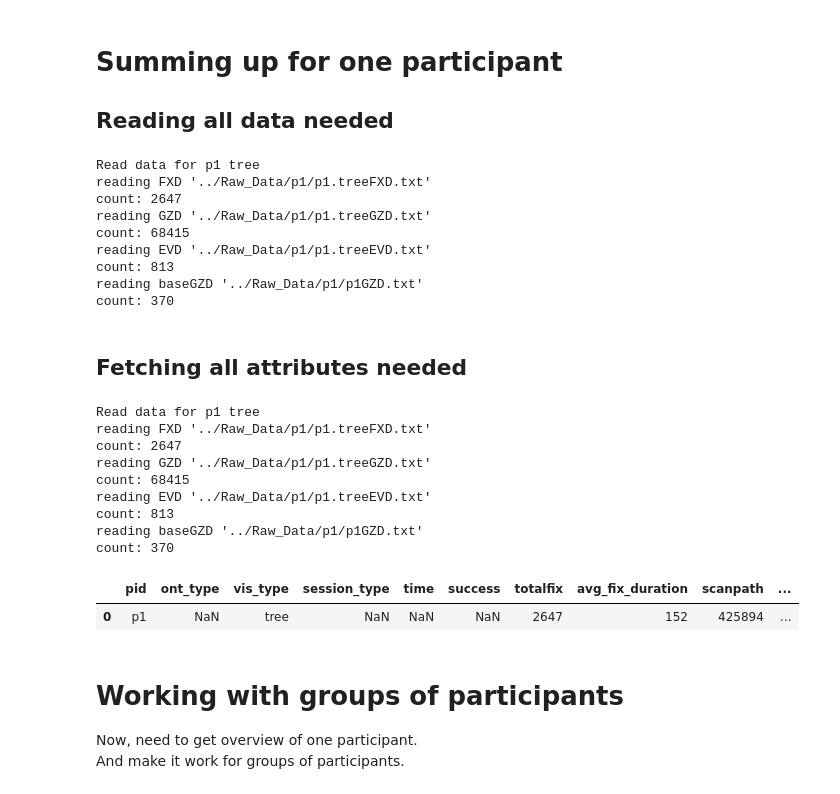
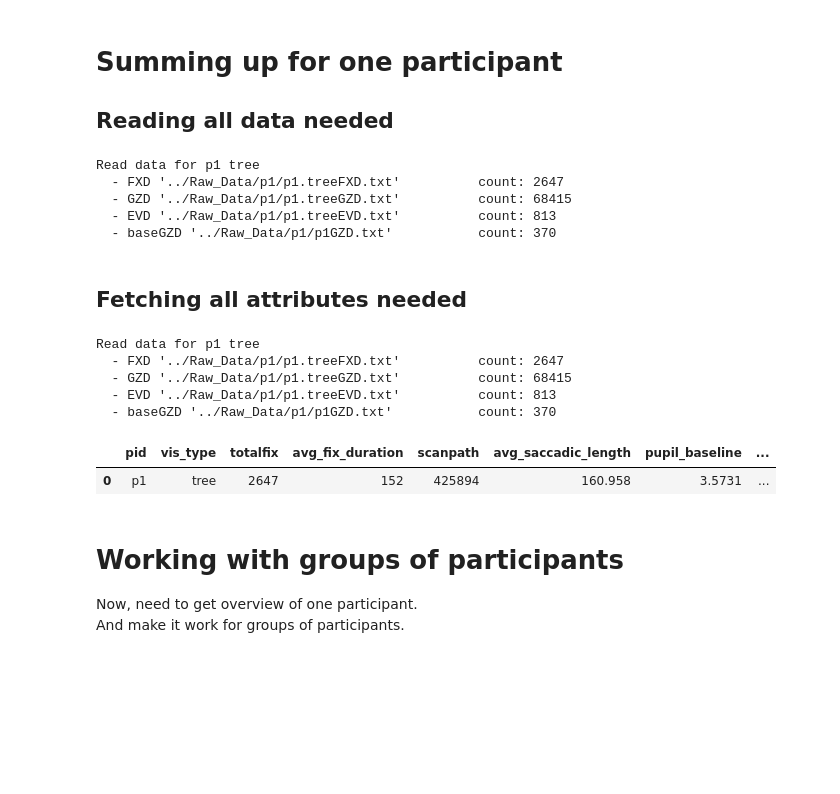
Before and after one commit to Lazer7/Eye_Visualization, a Jupyter notebook: Data/overview_data/overview_data_processor.ipynb, the cells around one changed output. Saved outputs shown, nothing was run; the diff lists cells and outputs as text; code cells hidden in the pictures; blank space fills up the shorter version.

```diff
--- a/Data/overview_data/overview_data_processor.ipynb
+++ b/Data/overview_data/overview_data_processor.ipynb
@@ -442,95 +448,82 @@ def readData(pid, vistype):
     # fixation data
     # path is like "../Raw_Data/p1/p1.treeFXD.txt"
     path = dirPath + pid + "/" + pid + "." + vistype + "FXD.txt"
-    print("reading FXD '"+path+"'")
     fxdf = pd.read_csv(path, sep = "\t", header=None, usecols=range(5))
     fxdf = prepFXD(fxdf)
-    print("count:", len(fxdf.index))
+    print ("  - FXD '"+path+"'", "\t count:", len(fxdf.index))
 
     # gaze data
     path = dirPath + pid + "/" + pid + "." + vistype + "GZD.txt"
-    print("reading GZD '"+path+"'")
     gzdf = pd.read_csv(path, sep = "\t", header=None, usecols=range(16))
     gzdf = prepGZD(gzdf)
-    print("count:", len(gzdf.index))
+    print ("  - GZD '"+path+"'", "\t count:", len(gzdf.index))
 
     # event data
     path = dirPath + pid + "/" + pid + "." + vistype + "EVD.txt"
-    print("reading EVD '"+path+"'")
     evdf = pd.read_csv(path, sep = "\t", header=None, usecols=range(6))
     evdf = prepEVD(evdf)
-    print("count:", len(evdf.index))
+    print ("  - EVD '"+path+"'", "\t count:", len(evdf.index))
 
     # baseline gaze data
     path = dirPath + pid + "/" + pid + "GZD.txt"
-    print("reading baseGZD '"+path+"'")
     basegzdf = pd.read_csv(path, sep = "\t", header=None, usecols=range(16))
     basegzdf = prepGZD(basegzdf)
-    print("count:", len(basegzdf.index))
+    print ("  - baseGZD '"+path+"'", " \t count:", len(basegzdf.index))
 
     return fxdf, gzdf, evdf, basegzdf
 
 p1_tree_fxdf, p1_tree_gzdf, p1_tree_evdf, p1_tree_basegzdf = readData("p1","tree")
 # %% [output]
 Read data for p1 tree
-reading FXD '../Raw_Data/p1/p1.treeFXD.txt'
-count: 2647
-reading GZD '../Raw_Data/p1/p1.treeGZD.txt'
-count: 68415
-reading EVD '../Raw_Data/p1/p1.treeEVD.txt'
-count: 813
-reading baseGZD '../Raw_Data/p1/p1GZD.txt'
-count: 370
+  - FXD '../Raw_Data/p1/p1.treeFXD.txt'          count: 2647
+  - GZD '../Raw_Data/p1/p1.treeGZD.txt'          count: 68415
+  - EVD '../Raw_Data/p1/p1.treeEVD.txt'          count: 813
+  - baseGZD '../Raw_Data/p1/p1GZD.txt'           count: 370
 # %% [markdown]
 ## Fetching all attributes needed
+# %%
+col_names =  ['pid','vis_type',
+              'totalfix','avg_fix_duration',
+              'scanpath','avg_saccadic_length',
+              'pupil_baseline','avg_pupil','avg_pupil_dilation',
+              'convexhull_area',
+              'totalclick']
 # %%
 def getOverviewData(pid, vistype):
-    col_names =  ['pid','ont_type','vis_type','session_type',
-                  'time','success',
-                  'totalfix','avg_fix_duration',
-                  'scanpath','avg_saccadic_length',
-                  'pupil_baseline','avg_pupil','avg_pupil_dilation',
-                  'convexhull_area',
-                  'totalclick']
-
     fxdf, gzdf, evdf, basegzdf = readData(pid,vistype)
 
     basePupil = getAvgPupil(basegzdf)
     avgPupil = getAvgPupil(gzdf)
     avgDilation = avgPupil - basePupil
     my_dic = {'pid': pid,
               'vis_type': vistype,
               'totalfix': getTotalFix(fxdf),
-              'avg_fix_duration': getAvgDuration(fxdf),
+              'avg_fix_duration': round(getAvgDuration(fxdf), 4),
               'scanpath': getScanpath(fxdf),
-              'avg_saccadic_length': getAvgSaccadicLength(fxdf),
-              'pupil_baseline': basePupil,
-              'avg_pupil': avgPupil,
-              'avg_pupil_dilation': avgDilation,
-              'convexhull_area': getConvexHullArea(fxdf),
+              'avg_saccadic_length': round(getAvgSaccadicLength(fxdf), 4),
+              'pupil_baseline': round(basePupil, 4),
+              'avg_pupil': round(avgPupil, 4),
+              'avg_pupil_dilation': round(avgDilation, 4),
+              'convexhull_area': round(getConvexHullArea(fxdf), 2),
               'totalclick': getTotalClick(evdf)
              }
 
     my_df  = pd.DataFrame(index = [0], columns = col_names)
     my_df.loc[0] = my_dic
 
     return my_df
 
 
 p1tree = getOverviewData("p1","tree")
 p1tree
 # %% [output]
 Read data for p1 tree
-reading FXD '../Raw_Data/p1/p1.treeFXD.txt'
-count: 2647
-reading GZD '../Raw_Data/p1/p1.treeGZD.txt'
-count: 68415
-reading EVD '../Raw_Data/p1/p1.treeEVD.txt'
-count: 813
-reading baseGZD '../Raw_Data/p1/p1GZD.txt'
-count: 370
+  - FXD '../Raw_Data/p1/p1.treeFXD.txt'          count: 2647
+  - GZD '../Raw_Data/p1/p1.treeGZD.txt'          count: 68415
+  - EVD '../Raw_Data/p1/p1.treeEVD.txt'          count: 813
+  - baseGZD '../Raw_Data/p1/p1GZD.txt'           count: 370
-|  | pid | ont_type | vis_type | session_type | time | success | totalfix | avg_fix_duration | scanpath | ... |
-| 0 | p1 | NaN | tree | NaN | NaN | NaN | 2647 | 152 | 425894 | ... |
+|  | pid | vis_type | totalfix | avg_fix_duration | scanpath | avg_saccadic_length | pupil_baseline | ... |
+| 0 | p1 | tree | 2647 | 152 | 425894 | 160.958 | 3.5731 | ... |
 # %% [markdown]
 # Working with groups of participants
 
```
Also changed, not shown: parts of 17 cells of this notebook.
